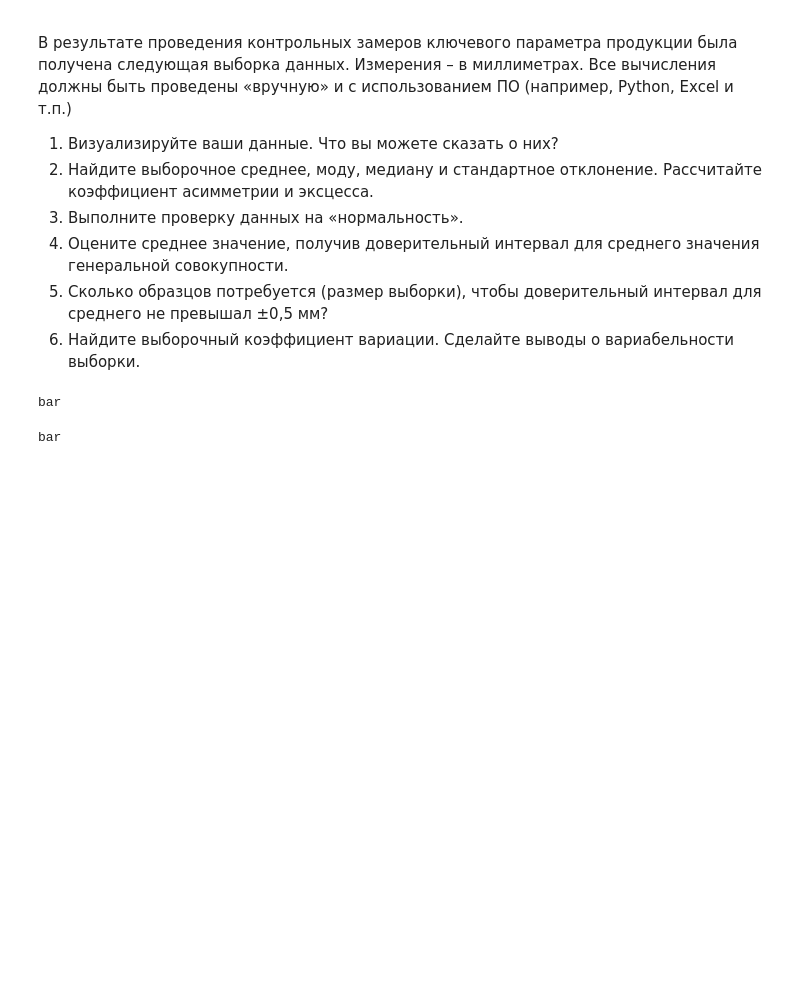
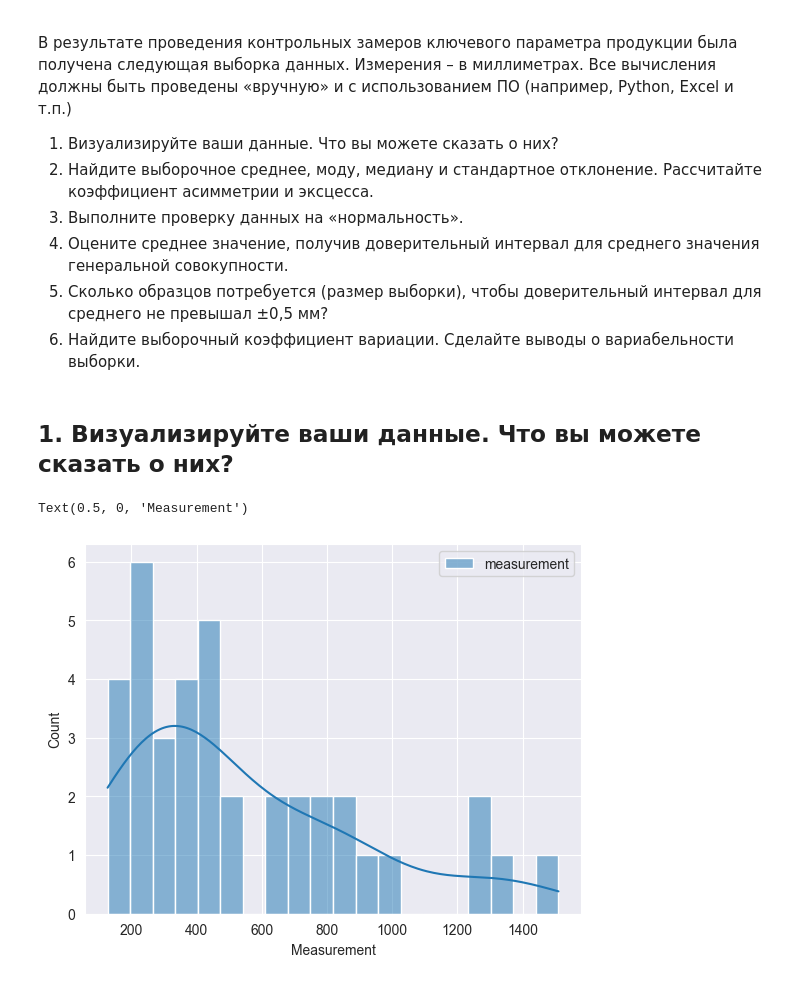
Before and after one commit to Hjklvfr/DataAnalysisMethods, a Jupyter notebook: notebooks/lab1.ipynb, the cells around one changed output. Cells and saved outputs as stored; diff of their text form; code cells hidden in the pictures; blank space fills up the shorter version.

```diff
--- a/notebooks/lab1.ipynb
+++ b/notebooks/lab1.ipynb
@@ -8,11 +8,3 @@
 4)	Оцените среднее значение, получив доверительный интервал для среднего значения генеральной совокупности.
 5)	Сколько образцов потребуется (размер выборки), чтобы доверительный интервал для среднего не превышал ±0,5 мм?
 6)	Найдите выборочный коэффициент вариации. Сделайте выводы о вариабельности выборки.
-# %%
-print('bar')
-# %% [output]
-bar
-# %%
-print('bar')
-# %% [output]
-bar
@@ -18,0 +17,10 @@ bar
+# %%
+df = pd.read_csv('../lab-data/lab1.csv')
+# %% [markdown]
+## 1. Визуализируйте ваши данные. Что вы можете сказать о них?
+# %%
+sns.histplot(data=df, bins=20, kde=True)
+plt.xlabel('Measurement')
+# %% [output]
+Text(0.5, 0, 'Measurement')
+[figure, added]
```
Also changed, not shown: parts of 34 cells of this notebook, 9 other files.
